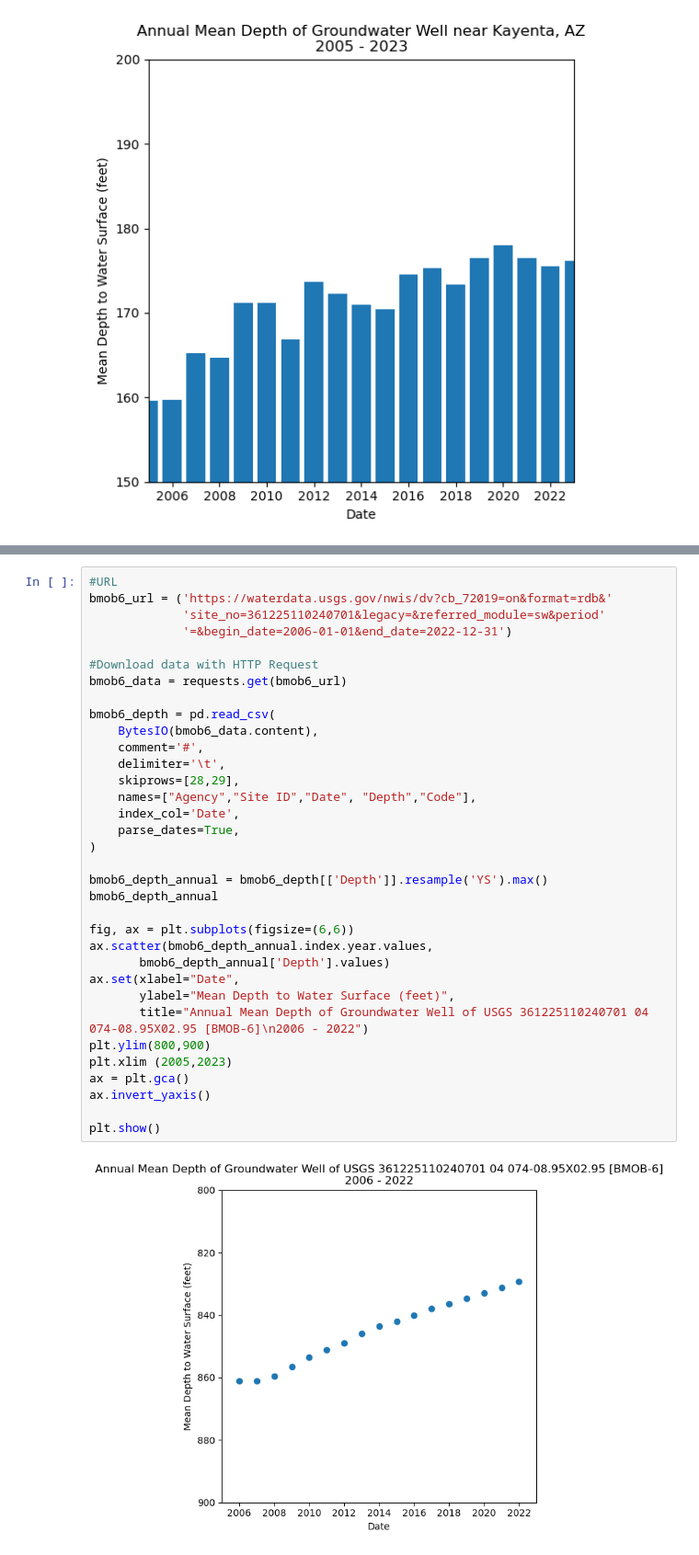
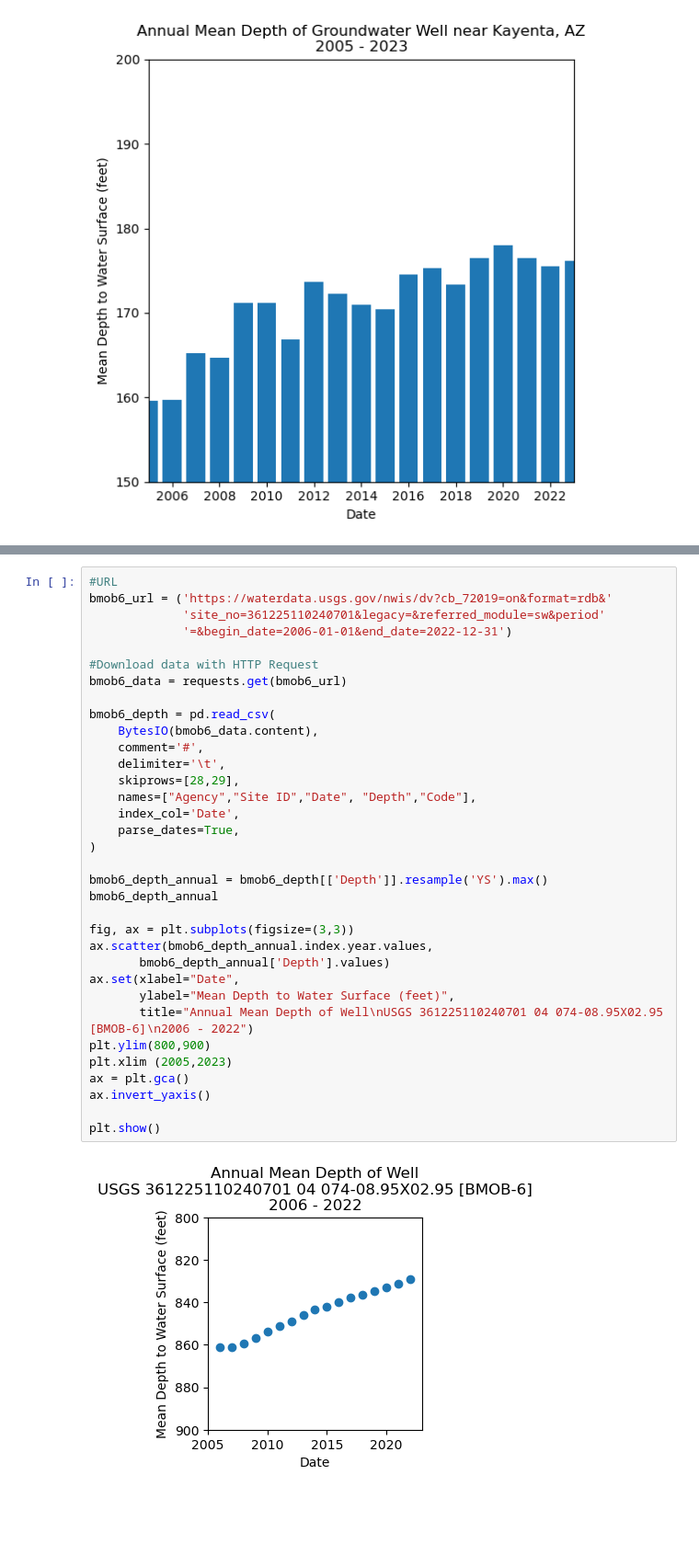
Before and after one commit to ScottNSheldon/time-series-data-ScottNSheldon, a Jupyter notebook: stars-02-time-series.ipynb, the cells around one changed output, grey strips where cells are left out. Shown at 92% size. Cells and saved outputs as stored; diff of their text form; blank space fills up the shorter version.

```diff
--- a/stars-02-time-series.ipynb
+++ b/stars-02-time-series.ipynb
@@ -1114,36 +1119,36 @@ bmob6_url = ('https://waterdata.usgs.gov/nwis/dv?cb_72019=on&format=rdb&'
              'site_no=361225110240701&legacy=&referred_module=sw&period'
              '=&begin_date=2006-01-01&end_date=2022-12-31')
 
 #Download data with HTTP Request
 bmob6_data = requests.get(bmob6_url)
 
 bmob6_depth = pd.read_csv(
     BytesIO(bmob6_data.content),
     comment='#',
     delimiter='\t',
     skiprows=[28,29],
     names=["Agency","Site ID","Date", "Depth","Code"],
     index_col='Date',
     parse_dates=True,
 )
 
 bmob6_depth_annual = bmob6_depth[['Depth']].resample('YS').max()
 bmob6_depth_annual
 
-fig, ax = plt.subplots(figsize=(6,6))
+fig, ax = plt.subplots(figsize=(3,3))
 ax.scatter(bmob6_depth_annual.index.year.values,
        bmob6_depth_annual['Depth'].values)
 ax.set(xlabel="Date",
        ylabel="Mean Depth to Water Surface (feet)",
-       title="Annual Mean Depth of Groundwater Well of USGS 361225110240701 04 074-08.95X02.95 [BMOB-6]\n2006 - 2022")
+       title="Annual Mean Depth of Well\nUSGS 361225110240701 04 074-08.95X02.95 [BMOB-6]\n2006 - 2022")
 plt.ylim(800,900)
 plt.xlim (2005,2023)
 ax = plt.gca()
 ax.invert_yaxis()
 
 plt.show()
 # %% [output]
-[figure, old version]
+[figure, new version]
 # %%
 #URL
 bmob3_url = ('https://waterdata.usgs.gov/nwis/dv?cb_72019=on&format=rdb&'
```
Also changed, not shown: parts of 9 cells of this notebook.
